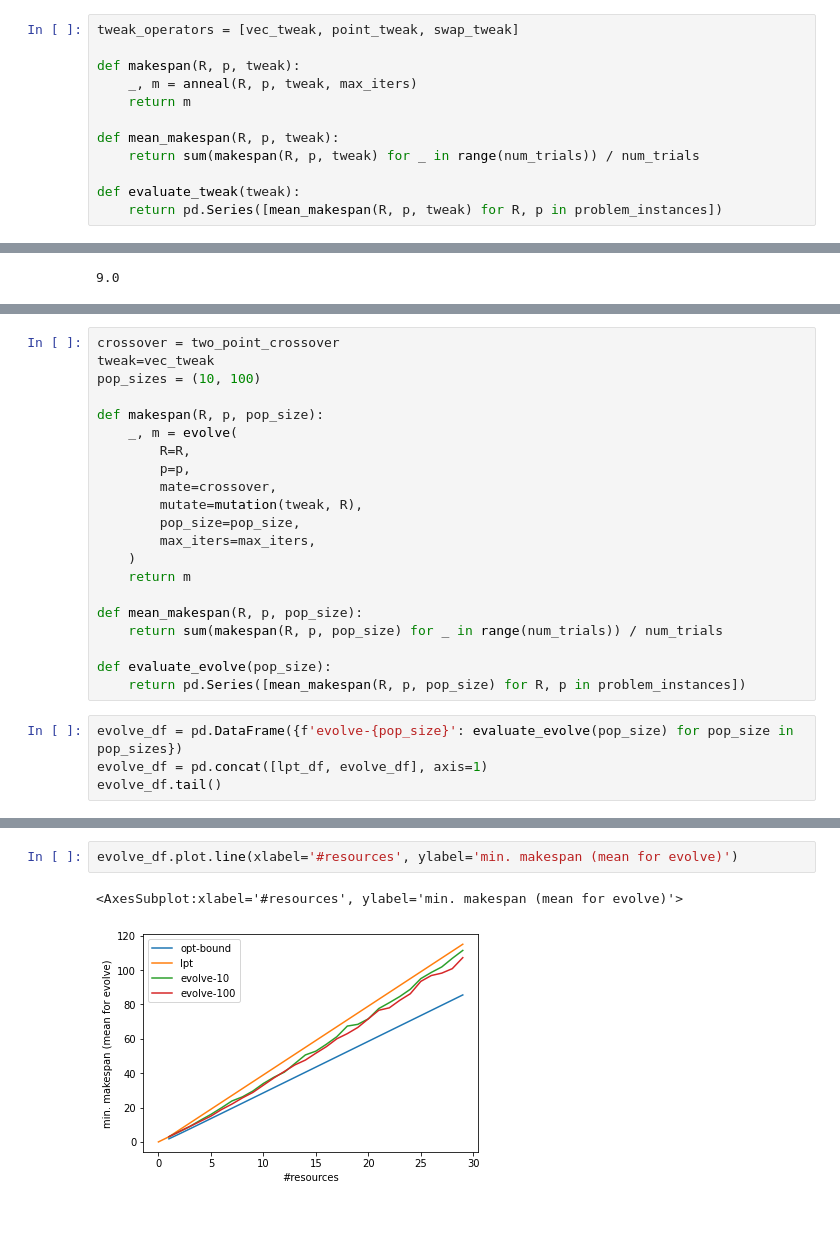
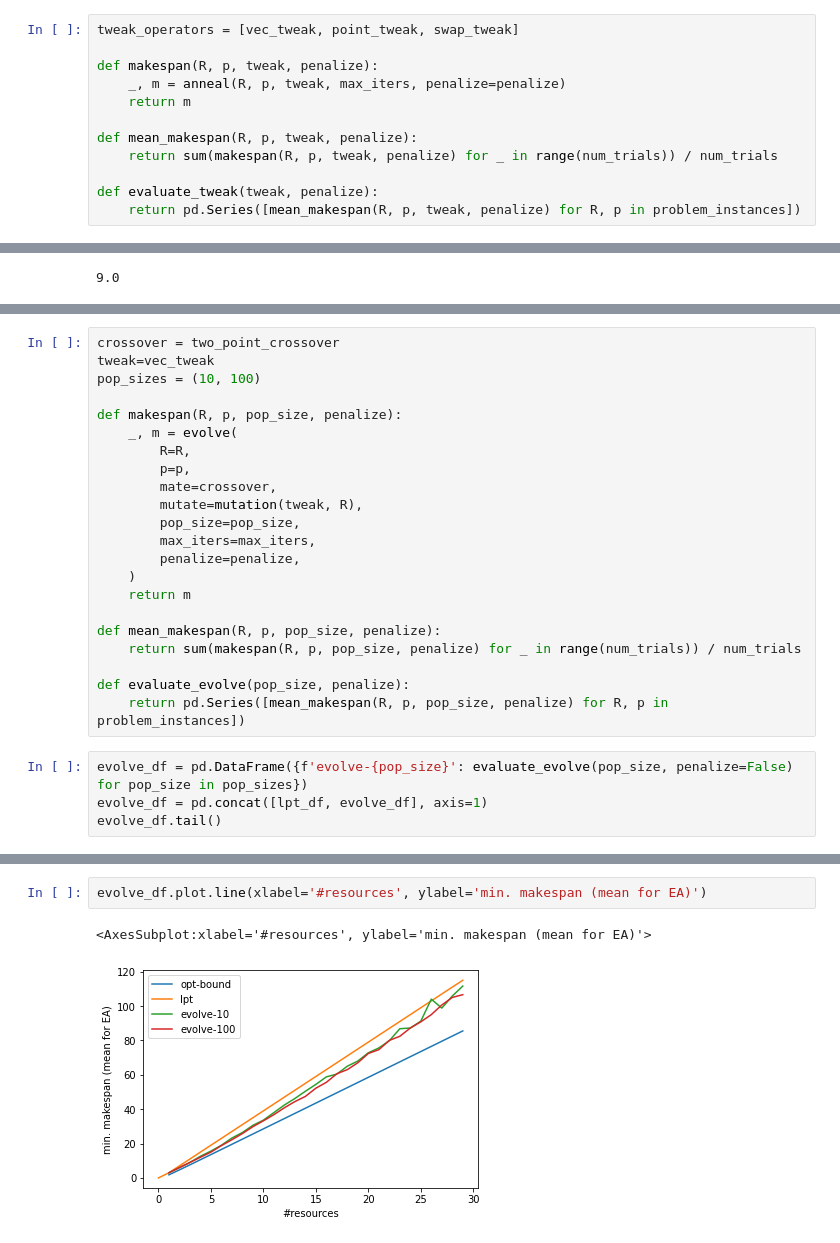
Before and after one commit to matyama/makespan-poc, a Jupyter notebook: notebooks/metaheuristics.ipynb, the cells around one changed output, grey strips where cells are left out. Drawn from its saved outputs; the diff is of its cells as text.

```diff
--- a/notebooks/metaheuristics.ipynb
+++ b/notebooks/metaheuristics.ipynb
@@ -69,13 +70,13 @@ Finally, SA is evaluated for each of the following *tweak* operators:
 # %%
 tweak_operators = [vec_tweak, point_tweak, swap_tweak]
 
-def makespan(R, p, tweak):
-    _, m = anneal(R, p, tweak, max_iters)
+def makespan(R, p, tweak, penalize):
+    _, m = anneal(R, p, tweak, max_iters, penalize=penalize)
     return m
 
-def mean_makespan(R, p, tweak):
-    return sum(makespan(R, p, tweak) for _ in range(num_trials)) / num_trials
+def mean_makespan(R, p, tweak, penalize):
+    return sum(makespan(R, p, tweak, penalize) for _ in range(num_trials)) / num_trials
 
-def evaluate_tweak(tweak):
-    return pd.Series([mean_makespan(R, p, tweak) for R, p in problem_instances])
+def evaluate_tweak(tweak, penalize):
+    return pd.Series([mean_makespan(R, p, tweak, penalize) for R, p in problem_instances])
 # %%
@@ -131,7 +147,7 @@ crossover = two_point_crossover
 tweak=vec_tweak
 pop_sizes = (10, 100)
 
-def makespan(R, p, pop_size):
+def makespan(R, p, pop_size, penalize):
     _, m = evolve(
         R=R,
         p=p,
@@ -139,16 +155,17 @@ def makespan(R, p, pop_size):
         mutate=mutation(tweak, R),
         pop_size=pop_size,
         max_iters=max_iters,
+        penalize=penalize,
     )
     return m
 
-def mean_makespan(R, p, pop_size):
-    return sum(makespan(R, p, pop_size) for _ in range(num_trials)) / num_trials
+def mean_makespan(R, p, pop_size, penalize):
+    return sum(makespan(R, p, pop_size, penalize) for _ in range(num_trials)) / num_trials
 
-def evaluate_evolve(pop_size):
-    return pd.Series([mean_makespan(R, p, pop_size) for R, p in problem_instances])
+def evaluate_evolve(pop_size, penalize):
+    return pd.Series([mean_makespan(R, p, pop_size, penalize) for R, p in problem_instances])
 # %%
-evolve_df = pd.DataFrame({f'evolve-{pop_size}': evaluate_evolve(pop_size) for pop_size in pop_sizes})
+evolve_df = pd.DataFrame({f'evolve-{pop_size}': evaluate_evolve(pop_size, penalize=False) for pop_size in pop_sizes})
 evolve_df = pd.concat([lpt_df, evolve_df], axis=1)
 evolve_df.tail()
 # %% [output]
@@ -161,5 +178,5 @@ evolve_df.tail()
 # %%
-evolve_df.plot.line(xlabel='#resources', ylabel='min. makespan (mean for evolve)')
+evolve_df.plot.line(xlabel='#resources', ylabel='min. makespan (mean for EA)')
 # %% [output]
-<AxesSubplot:xlabel='#resources', ylabel='min. makespan (mean for evolve)'>
+<AxesSubplot:xlabel='#resources', ylabel='min. makespan (mean for EA)'>
-[figure, old version]
+[figure, new version]
```
Also changed, not shown: parts of 10 cells of this notebook, 1 other file.
